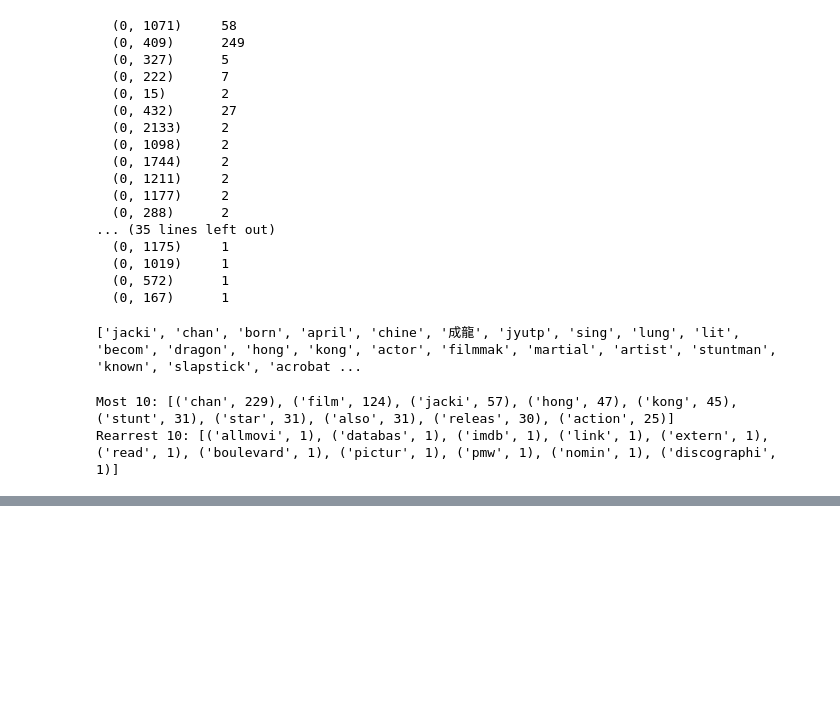
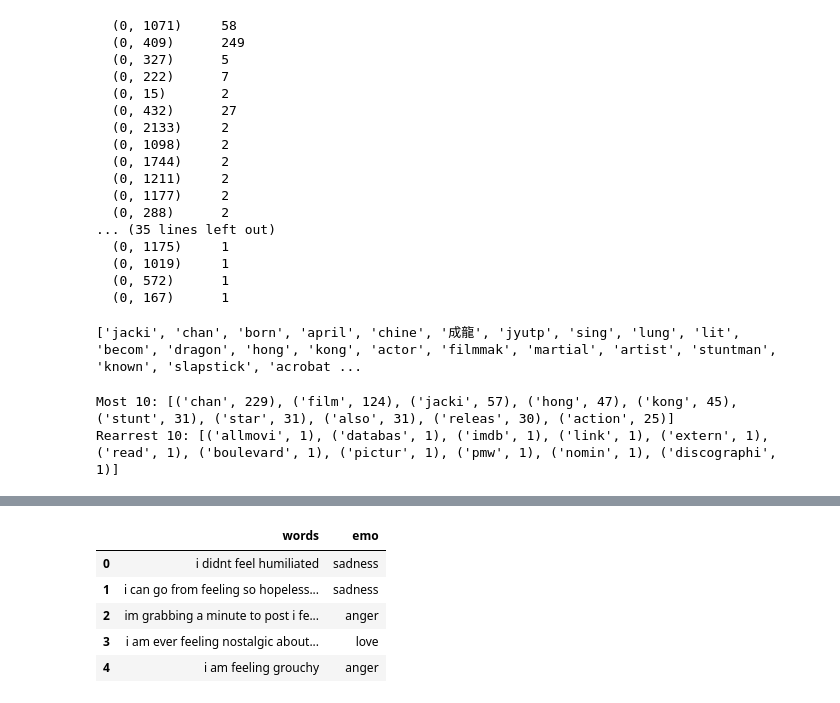
Before and after one commit to lc0312/COSC502, a Jupyter notebook: finalproject_Liu.ipynb, the cells around one changed output, grey strips where cells are left out. Drawn from its saved outputs; the diff is of its cells as text; code cells hidden in the pictures; blank space fills up the shorter version.

```diff
--- a/finalproject_Liu.ipynb
+++ b/finalproject_Liu.ipynb
@@ -101,0 +110,23 @@ Rearrest 10: [('allmovi', 1), ('databas', 1), ('imdb', 1), ('link', 1), ('extern
+# %%
+# Q2
+# a)
+train = pd.read_csv('D:/emotions/train.txt')
+train[['words', 'emo']] = train['words'].str.split(';', expand=True) # modify text to do easier dataframe.
+train_words = train['words'].values
+train_words = [str(train_words) for item in train_words]
+train_emo = train['emo'].values
+train_emo = [str(train_emo) for item in train_emo]
+
+test = pd.read_csv('D:/emotions/test.txt')
+test = [str(test) for item in test]
+val = pd.read_csv('D:/emotions/val.txt')
+val = [str(val) for item in val]
+
+train.head()
+# %% [output]
+|  | words | emo |
+| 0 | i didnt feel humiliated | sadness |
+| 1 | i can go from feeling so hopeless... | sadness |
+| 2 | im grabbing a minute to post i fe... | anger |
+| 3 | i am ever feeling nostalgic about... | love |
+| 4 | i am feeling grouchy | anger |
```
Also changed, not shown: parts of 4 cells of this notebook.
